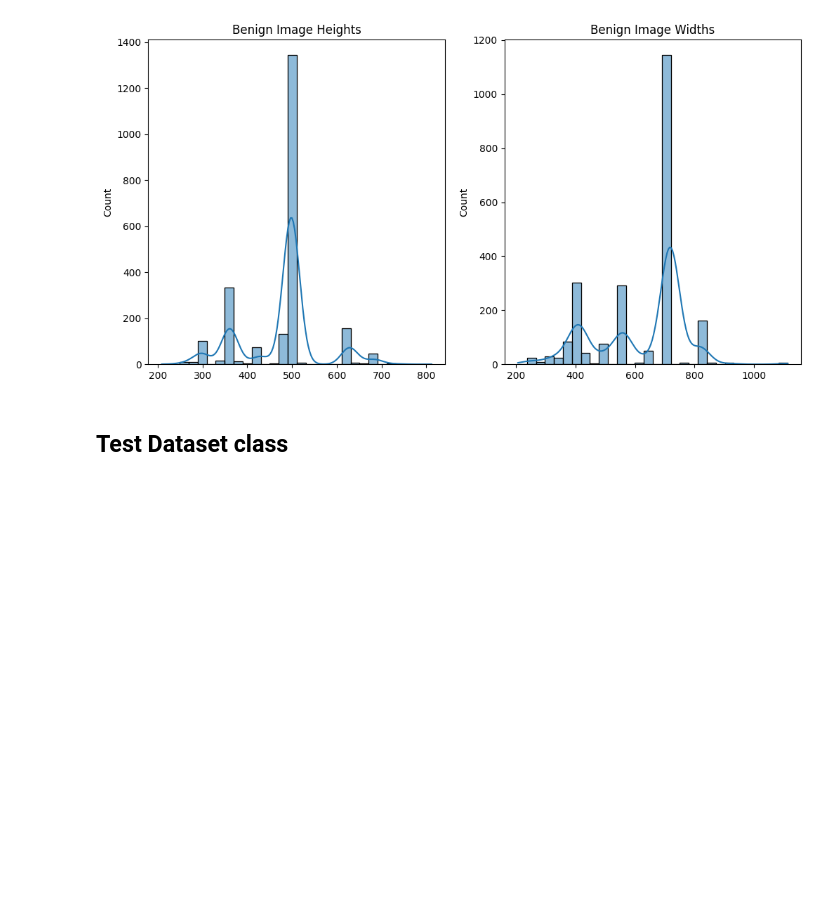
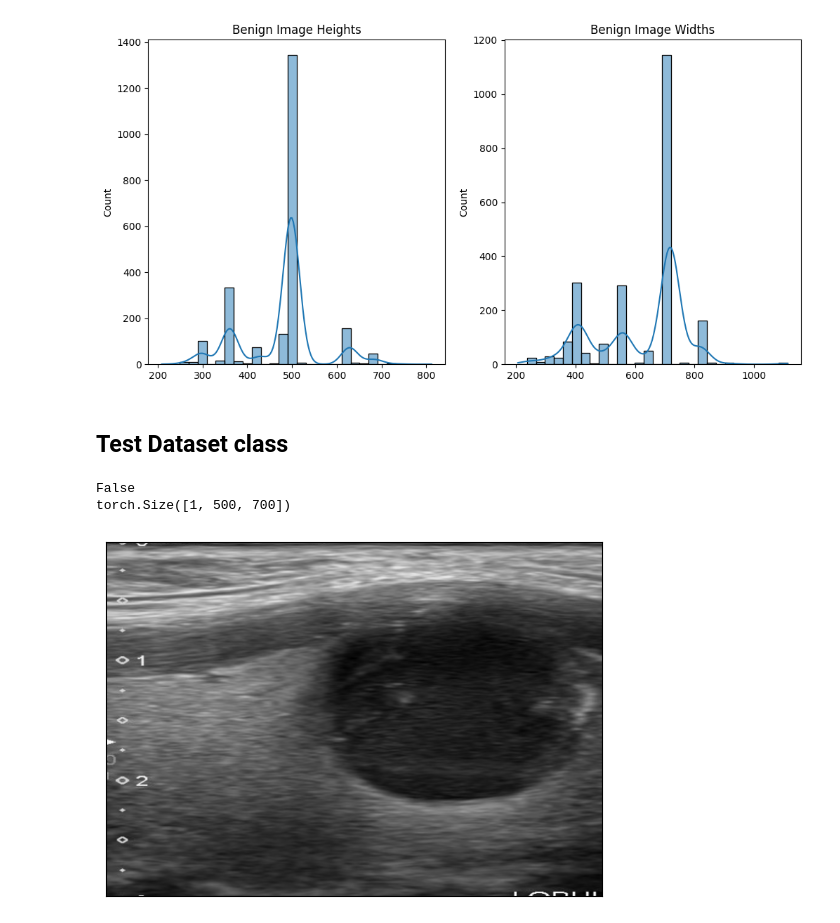
Before and after one commit to tungnguyenlam/Thyroid-Ultrasound-Classification-MLinMedicine, a Jupyter notebook: src/01_visualize_dataset.ipynb, the cells around one changed output. Cells and saved outputs as stored; diff of their text form; code cells hidden in the pictures; blank space fills up the shorter version.

```diff
--- a/src/01_visualize_dataset.ipynb
+++ b/src/01_visualize_dataset.ipynb
@@ -79,11 +79,28 @@ plt.show()
 # %% [markdown]
 ## Test Dataset class
 # %%
-# from datasets_utils import get_datasets
+from datasets_utils import get_datasets
 
-# train_dataset, _ , _ = get_datasets()
+train_dataset, _ , _ = get_datasets()
 
-# image, label = train_dataset[0]
+image, label = train_dataset[0]
 
-# print(label)
-# plt.imshow(image)
+import torchvision.transforms.functional as F
+
+def show(imgs):
+    if not isinstance(imgs, list):
+        imgs = [imgs]
+    fix, axs = plt.subplots(ncols=len(imgs), squeeze=False)
+    for i, img in enumerate(imgs):
+        img = img.detach()
+        img = F.to_pil_image(img)
+        axs[0, i].imshow(np.asarray(img), cmap='gray')
+        axs[0, i].set(xticklabels=[], yticklabels=[], xticks=[], yticks=[])
+
+show(image)
+print(label)
+print(image.shape)
+# %% [output]
+False
+torch.Size([1, 500, 700])
+[figure, added]
```
Also changed, not shown: parts of 3 cells of this notebook, 4 other files.
